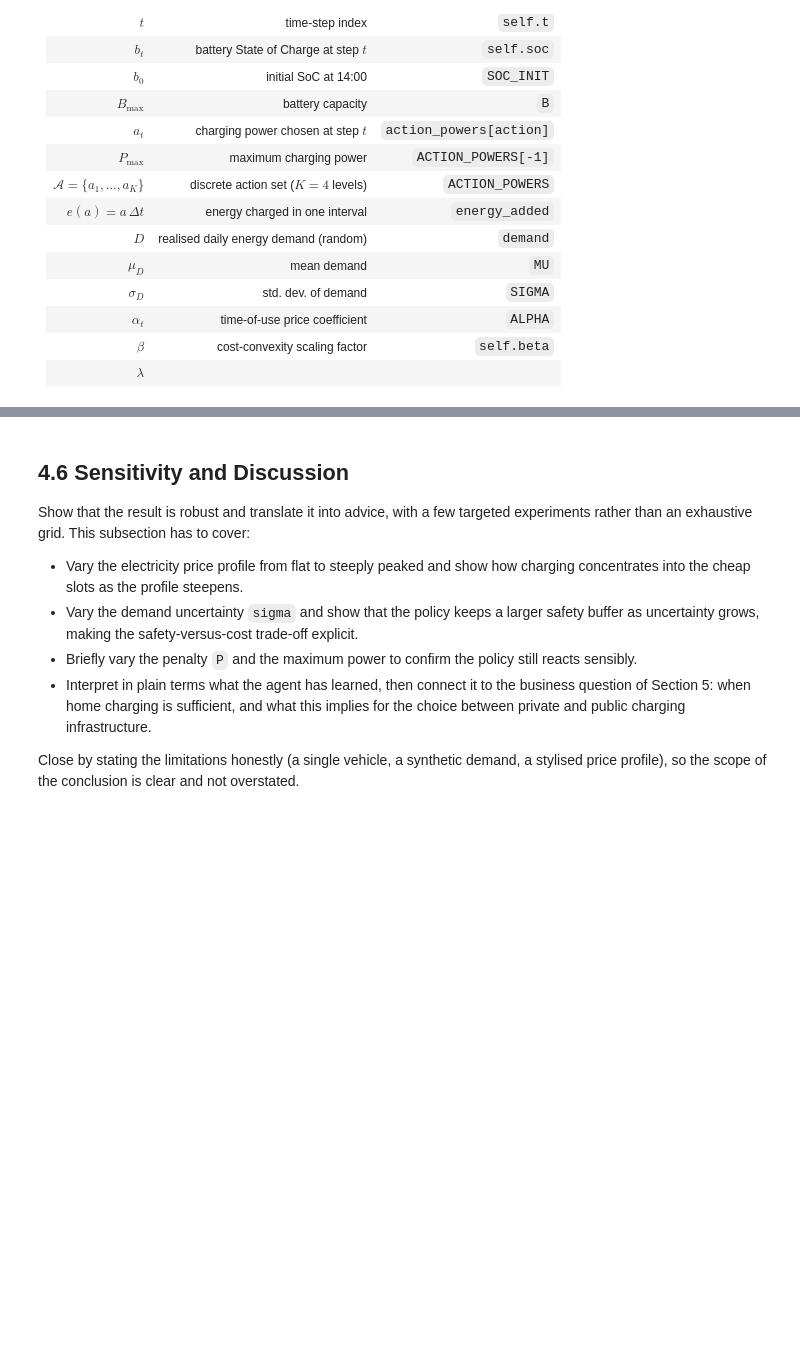
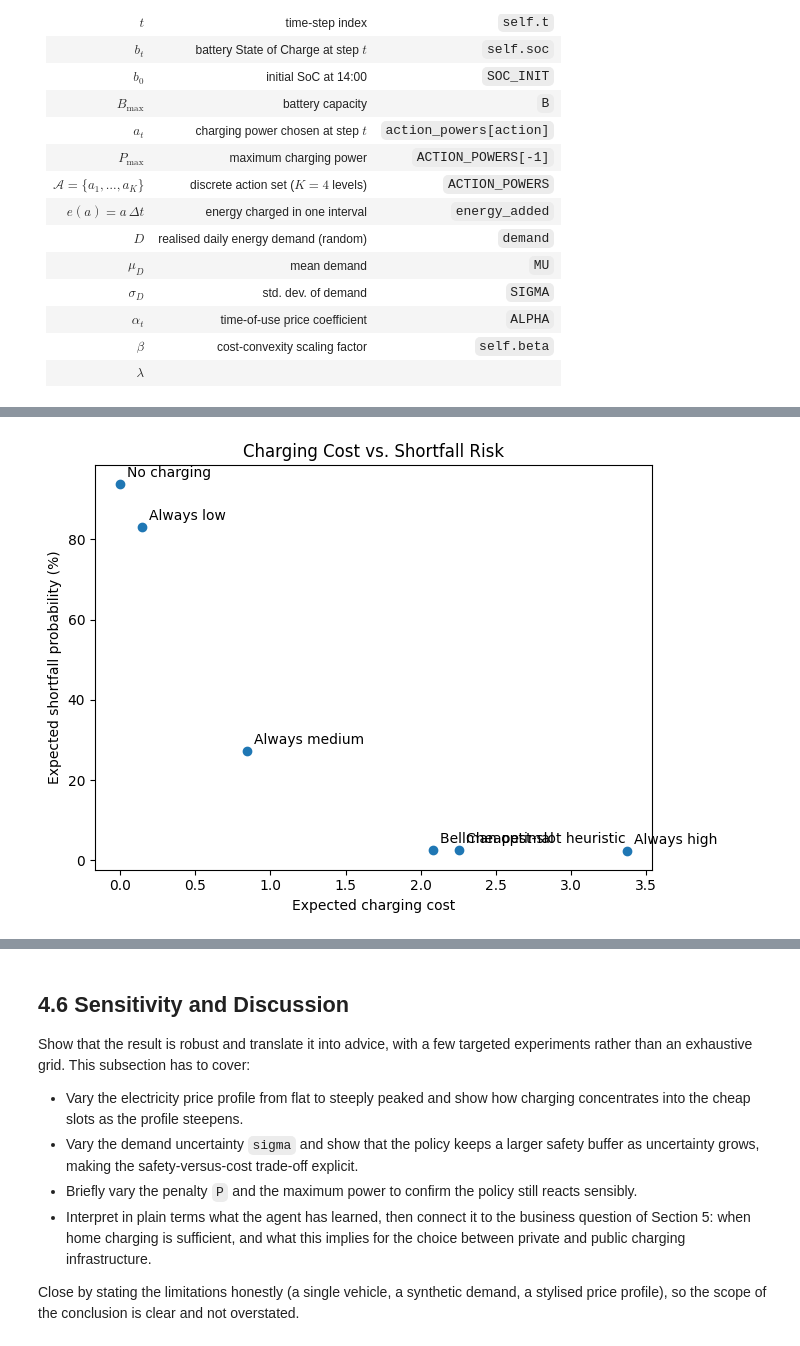
Before and after one commit to mariusmeurer/AAA-assignment, a Jupyter notebook: task4/task4.ipynb, the cells around one changed output, grey strips where cells are left out. Saved outputs shown, nothing was run; the diff lists cells and outputs as text; code cells hidden in the pictures; blank space fills up the shorter version.

```diff
--- a/task4/task4.ipynb
+++ b/task4/task4.ipynb
@@ -498,0 +953,24 @@ This benchmarking layer is what turns "we built an RL agent" into "our agent is
+# %%
+fig, ax = plt.subplots(figsize=(7, 5))
+
+ax.scatter(
+    final_comparison["expected_cost"],
+    final_comparison["expected_shortfall_probability"] * 100
+)
+
+for _, row in final_comparison.iterrows():
+    ax.annotate(
+        row["policy"],
+        (row["expected_cost"], row["expected_shortfall_probability"] * 100),
+        textcoords="offset points",
+        xytext=(5, 5),
+        ha="left"
+    )
+
+ax.set_title("Charging Cost vs. Shortfall Risk")
+ax.set_xlabel("Expected charging cost")
+ax.set_ylabel("Expected shortfall probability (%)")
+plt.tight_layout()
+plt.show()
+# %% [output]
+[figure, added]
```
Also changed, not shown: parts of 20 cells of this notebook.
